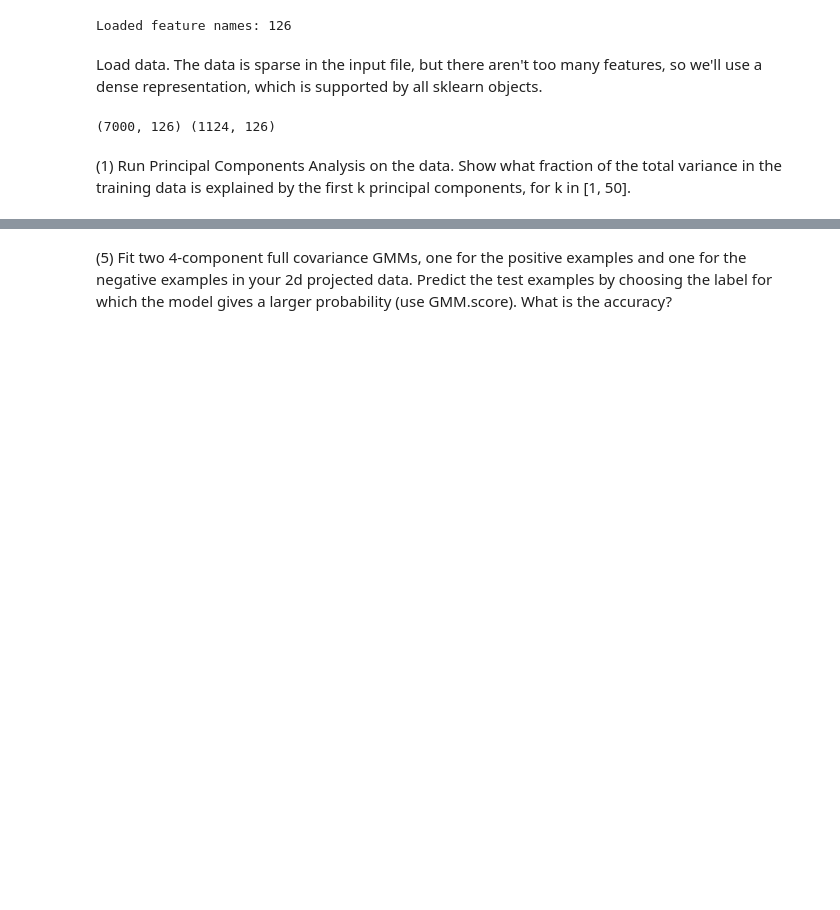
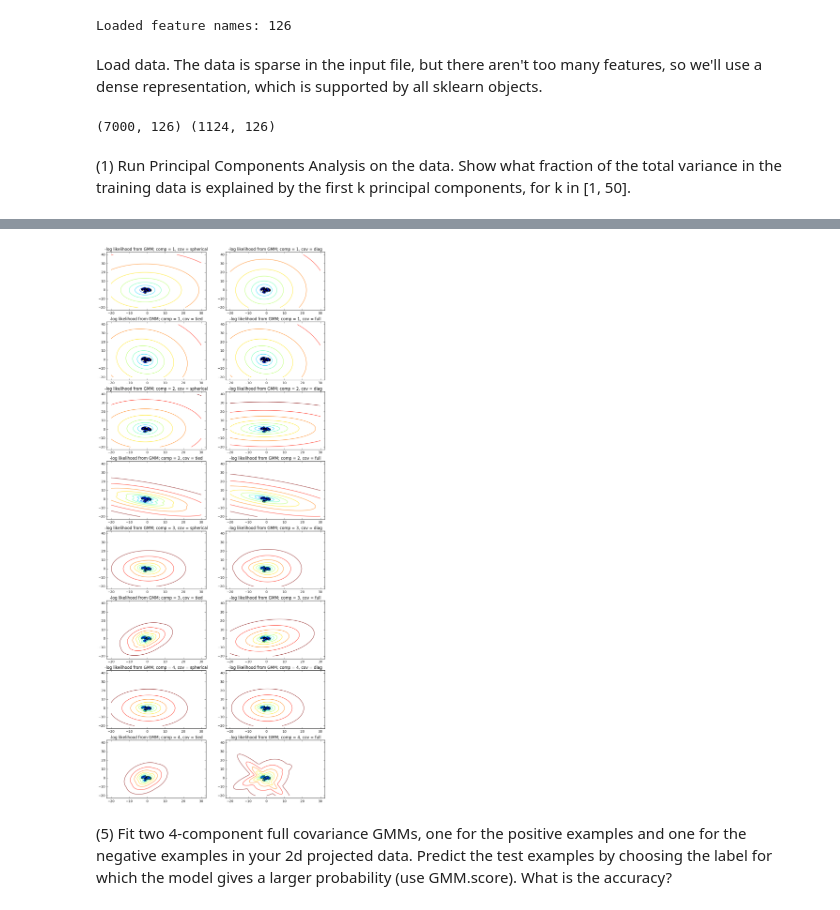
Before and after one commit to dskarbrevik/Unsupervised-Learning-Assignment, a Jupyter notebook: David_Skarbrevik_p3.ipynb, the cells around one changed output, grey strips where cells are left out. Cells and saved outputs as stored; diff of their text form; code cells hidden in the pictures; blank space fills up the shorter version.

```diff
--- a/David_Skarbrevik_p3.ipynb
+++ b/David_Skarbrevik_p3.ipynb
@@ -98,2 +160,48 @@ print train_data.shape, test_data.shape
+# %%
+def P4():
+    fig = plt.figure(figsize=(12, 30))
+    count=1
+
+    # get positive data
+    pos_labels = np.where(train_labels == 1)
+    n_comp = 2
+    pca_mod = PCA(n_components = n_comp)
+    pca_dat = pca_mod.fit_transform(train_data)
+    pos_pca = pca_dat[pos_labels]
+
+    for gmm_n_comp in range(4):
+        for covar in ["spherical","diag","tied","full"]:
+
+            model = GMM(n_components=gmm_n_comp+1, covariance_type=covar)
+            model.fit(pos_pca)
+
+            # display predicted scores by the model as a contour plot
+            x = np.linspace(-20., 30.)
+            y = np.linspace(-20., 40.)
+            X, Y = np.meshgrid(x, y)
+            XX = np.array([X.ravel(), Y.ravel()]).T
+            Z = model.score_samples(XX)
+
+            # get from tuple to ndarray
+            ZZ = np.empty([2500,])
+            for i in range(len(Z[0])):
+                ZZ[i] = Z[0][i]
+            ZZ = ZZ.reshape(X.shape)
+            ZZ = -(ZZ)
+
+            #plot contour map
+            plots = fig.add_subplot(8,2,count)
+            CS = plots.contour(X, Y, ZZ, norm=LogNorm(vmin=1.0, vmax=1000.0), levels=np.logspace(0, 3, 10))
+            #CB = plt.colorbar(CS, shrink=0.8, extend='both')
+            plots.scatter(pca_dat[:, 0], pca_dat[:, 1])
+            plots.axis('tight')
+            title = "-log likelihood from GMM; comp = " + str(gmm_n_comp+1) + ", cov = " + covar
+            plt.title(title)
+            count+=1
+    plt.show()
+
+P4()
+# %% [output]
+[figure, added]
 # %% [markdown]
 (5) Fit two 4-component full covariance GMMs, one for the positive examples and one for the negative examples in your 2d projected data. Predict the test examples by choosing the label for which the model gives a larger probability (use GMM.score). What is the accuracy?
```
Also changed, not shown: parts of 19 cells of this notebook, 2 other files.
